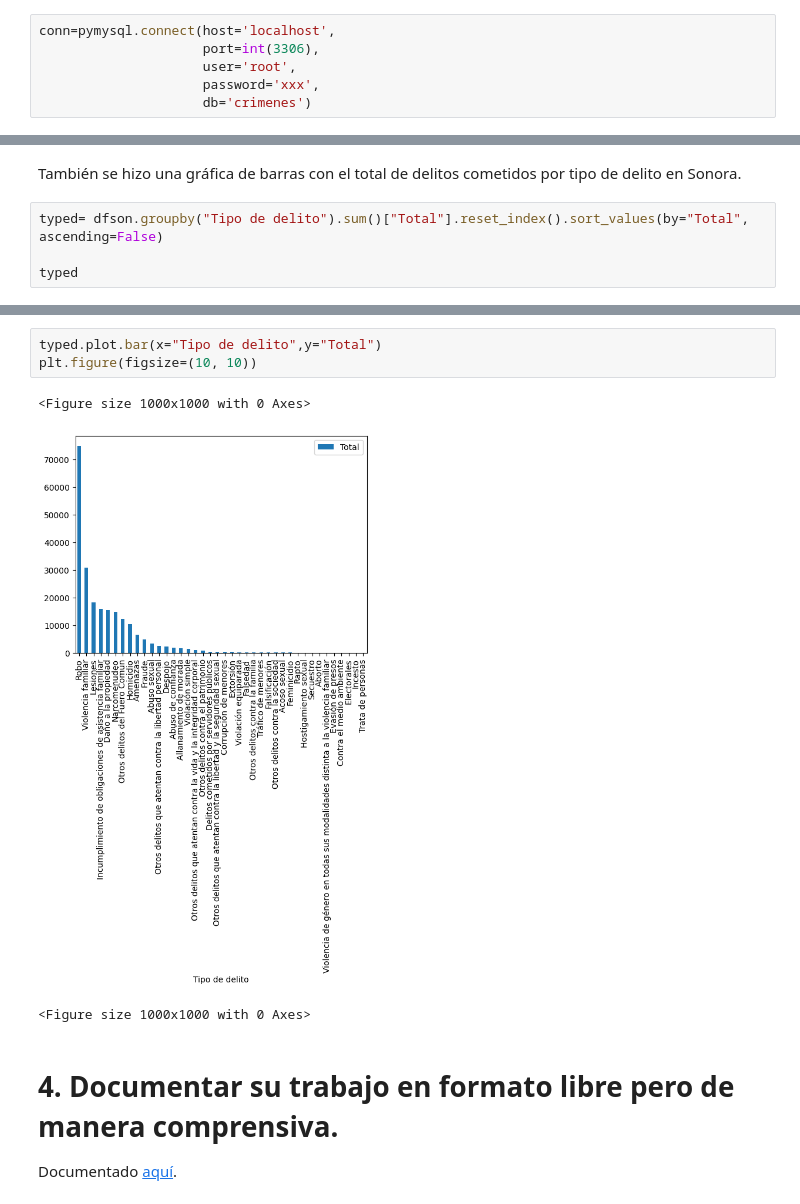
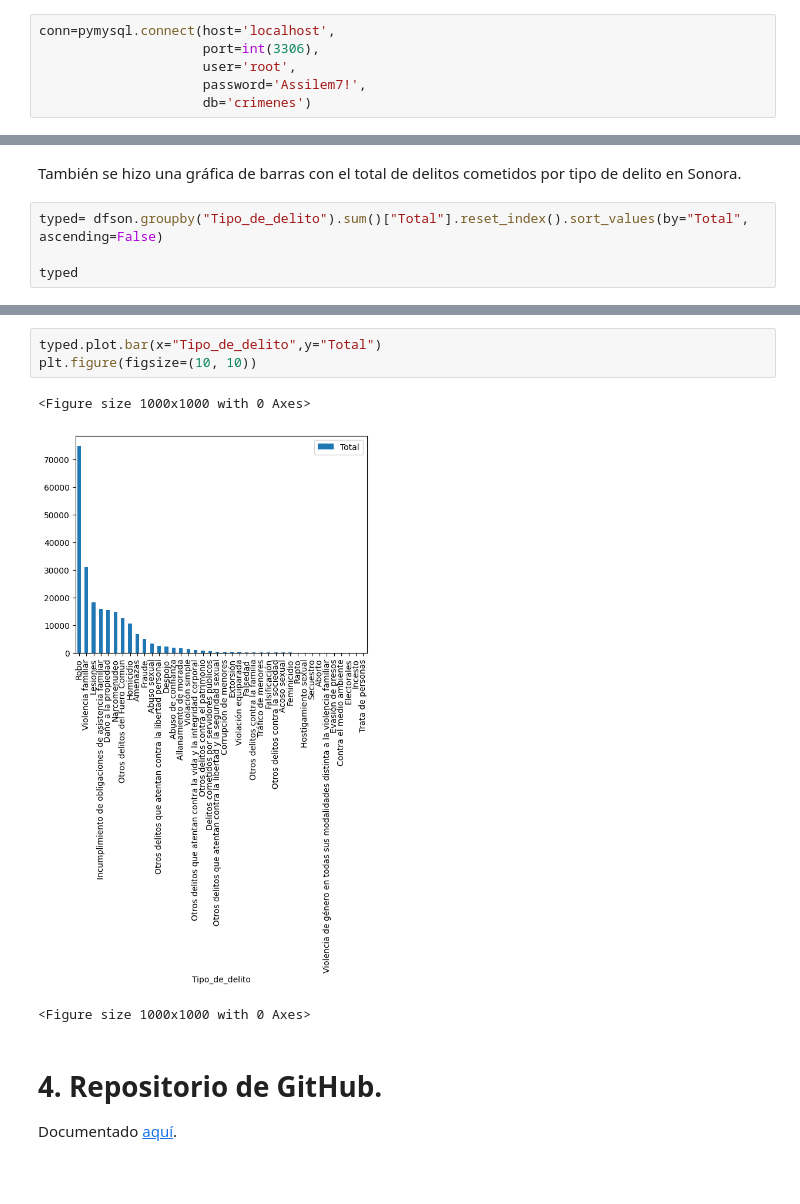
Before and after one commit to melrepa/ICDyM, a Jupyter notebook: Parte 2/ProyectoFinal_ICDM_MRP.ipynb, the cells around one changed output, grey strips where cells are left out. Saved outputs shown, nothing was run; the diff lists cells and outputs as text; blank space fills up the shorter version.

```diff
--- a/Parte 2/ProyectoFinal_ICDM_MRP.ipynb
+++ b/Parte 2/ProyectoFinal_ICDM_MRP.ipynb
@@ -100,7 +181,7 @@ Creamos la conexión a la base de datos.
 conn=pymysql.connect(host='localhost',
                      port=int(3306),
                      user='root',
-                     password='xxx',
+                     password='Assilem7!',
                      db='crimenes')
 # %% [markdown]
 Realizamos una consulta para corroborar que se realizó la conexión de manera correcta.
@@ -159,7 +240,7 @@ delit.plot.bar(x="Año",y="Total")
 # %% [markdown]
 También se hizo una gráfica de barras con el total de delitos cometidos por tipo de delito en Sonora.
 # %%
-typed= dfson.groupby("Tipo de delito").sum()["Total"].reset_index().sort_values(by="Total", ascending=False)
+typed= dfson.groupby("Tipo_de_delito").sum()["Total"].reset_index().sort_values(by="Total", ascending=False)
 
 typed
 # %% [output]
@@ -181,12 +262,12 @@ typed
 | 20 | Incesto | 5 |
 | 34 | Trata de personas | 4 |
 # %%
-typed.plot.bar(x="Tipo de delito",y="Total")
+typed.plot.bar(x="Tipo_de_delito",y="Total")
 plt.figure(figsize=(10, 10))
 # %% [output]
 <Figure size 1000x1000 with 0 Axes>
-[figure, old version]
+[figure, new version]
 <Figure size 1000x1000 with 0 Axes>
 # %% [markdown]
-# 4. Documentar su trabajo en formato libre pero de manera comprensiva.
+# 4. Repositorio de GitHub.
 Documentado [aquí](https://github.com/melrepa/ICDyM/tree/main/Parte%202).
```
Also changed, not shown: parts of 34 cells of this notebook.
